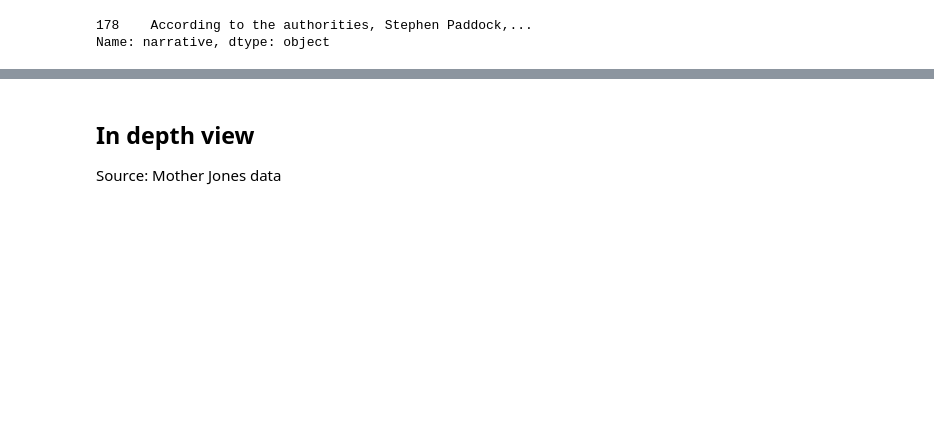
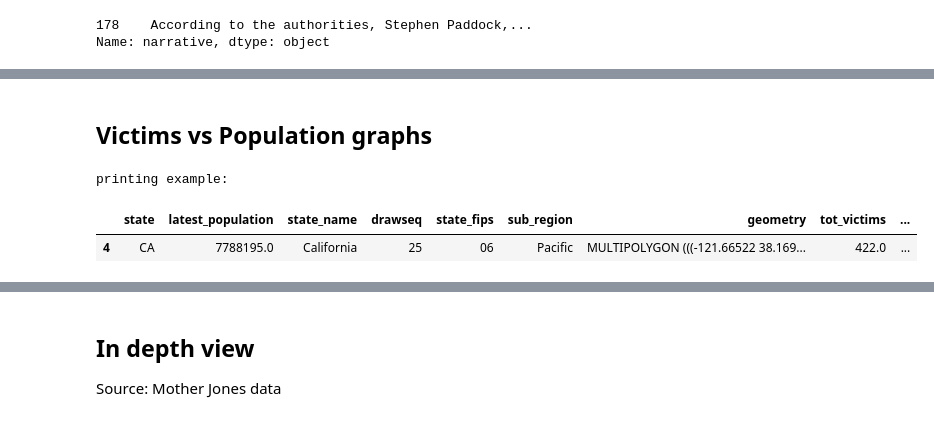
Before and after one commit to aaas24/code_library, a Jupyter notebook: us_gun_violence/us_gun_violence.ipynb, the cells around one changed output, grey strips where cells are left out. Saved outputs shown, nothing was run; the diff lists cells and outputs as text; code cells hidden in the pictures; blank space fills up the shorter version.

```diff
--- a/us_gun_violence/us_gun_violence.ipynb
+++ b/us_gun_violence/us_gun_violence.ipynb
@@ -399,0 +546,45 @@ Name: narrative, dtype: object
+# %% [markdown]
+## Victims vs Population graphs
+# %%
+states_abb={"Alabama": "AL", "Alaska": "AK", "Arizona": "AZ", "Arkansas": "AR", "California": "CA", "Colorado": "CO","Connecticut": "CT","Delaware": "DE","Florida": "FL","Georgia": "GA","Hawaii": "HI","Idaho": "ID","Illinois": "IL","Indiana": "IN","Iowa": "IA","Kansas": "KS","Kentucky": "KY","Louisiana": "LA","Maine": "ME","Maryland": "MD","Massachusetts": "MA","Michigan": "MI","Minnesota": "MN","Mississippi": "MS","Missouri": "MO","Montana": "MT","Nebraska": "NE","Nevada": "NV","New Hampshire": "NH","New Jersey": "NJ","New Mexico": "NM","New York": "NY","North Carolina": "NC","North Dakota": "ND","Ohio": "OH","Oklahoma": "OK","Oregon": "OR","Pennsylvania": "PA","Rhode Island": "RI","South Carolina": "SC","South Dakota": "SD","Tennessee": "TN","Texas": "TX","Utah": "UT","Vermont": "VT","Virginia": "VA","Washington": "WA","West Virginia": "WV","Wisconsin": "WI","Wyoming": "WY","District of Columbia": "DC","American Samoa": "AS","Guam": "GU","Northern Mariana Islands": "MP","Puerto Rico": "PR","United States Minor Outlying Islands": "UM","U.S. Virgin Islands": "VI"}
+# %%
+#latest_known_populations
+region_population=df3_population.iloc[11:15,:]
+state_population=(df3_population.iloc[233:284,:]
+                .assign(state=df3_population.Years.str[:-9].str[16:].replace(states_abb)) #isolate state name
+                .set_index('state')
+                .iloc[:,101:]#remove empty years at the beggining
+                .iloc[:,:-1] #remove empty last year
+                 )
+latest_state_population=state_population.iloc[:,-1].reset_index()
+latest_state_population.columns=['state', 'latest_population']
+# %%
+#creating source data by joining all sources by state
+import geopandas as gpd
+
+column_names=['state_name', 'drawseq', 'state_fips', 'sub_region', 'state','geometry']
+gdf = gpd.read_file(os.path.join(os.getcwd(),'datasets','states_21basic','states.shp'))
+gdf.columns=column_names
+
+df_gun_violence=(df2_incidents
+      .loc[:, ['state', 'tot_victims', 'longitude','latitude', 'incident_id']]
+      .groupby(df2_incidents.state)
+      .agg(
+          tot_victims=pd.NamedAgg(column="tot_victims", aggfunc="sum"),
+          num_incidents=pd.NamedAgg(column="incident_id", aggfunc="count"),
+          latitude=pd.NamedAgg(column="latitude", aggfunc="mean"),
+          longitude=pd.NamedAgg(column="longitude", aggfunc="mean"),
+      )
+      .reset_index()
+     )
+
+latest_state_population
+source=pd.merge(left=gdf,right=df_gun_violence, how='right', on='state')
+source=pd.merge(left=latest_state_population,right=source, how='right', on='state')
+
+print('printing example:')
+source[source.state=='CA']
+# %% [output]
+printing example:
+|  | state | latest_population | state_name | drawseq | state_fips | sub_region | geometry | tot_victims | ... |
+| 4 | CA | 7788195.0 | California | 25 | 06 | Pacific | MULTIPOLYGON (((-121.66522 38.169... | 422.0 | ... |
```
Also changed, not shown: parts of 22 cells of this notebook, 18 other files.
